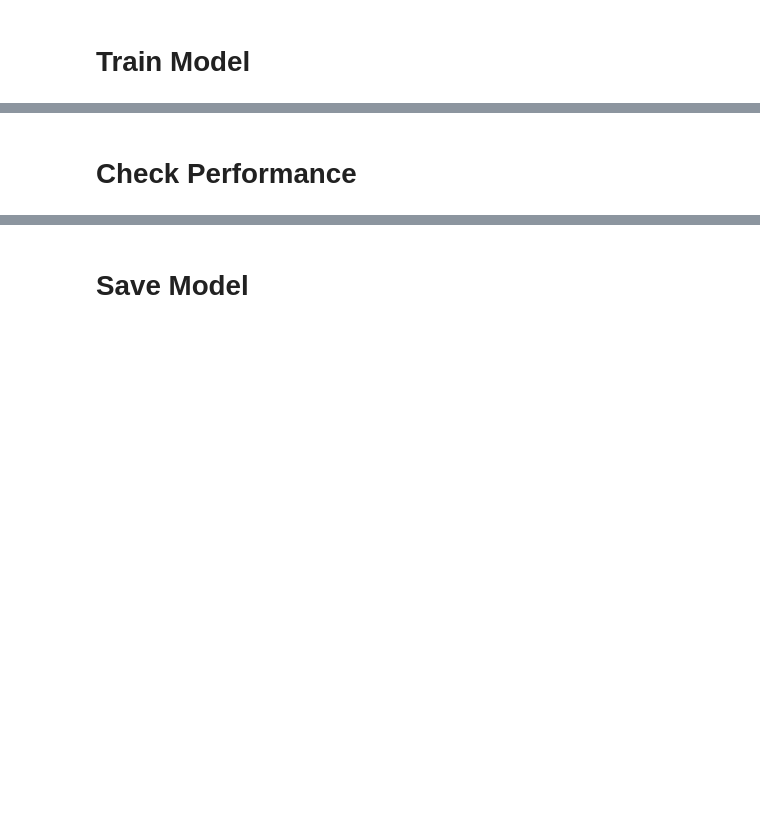
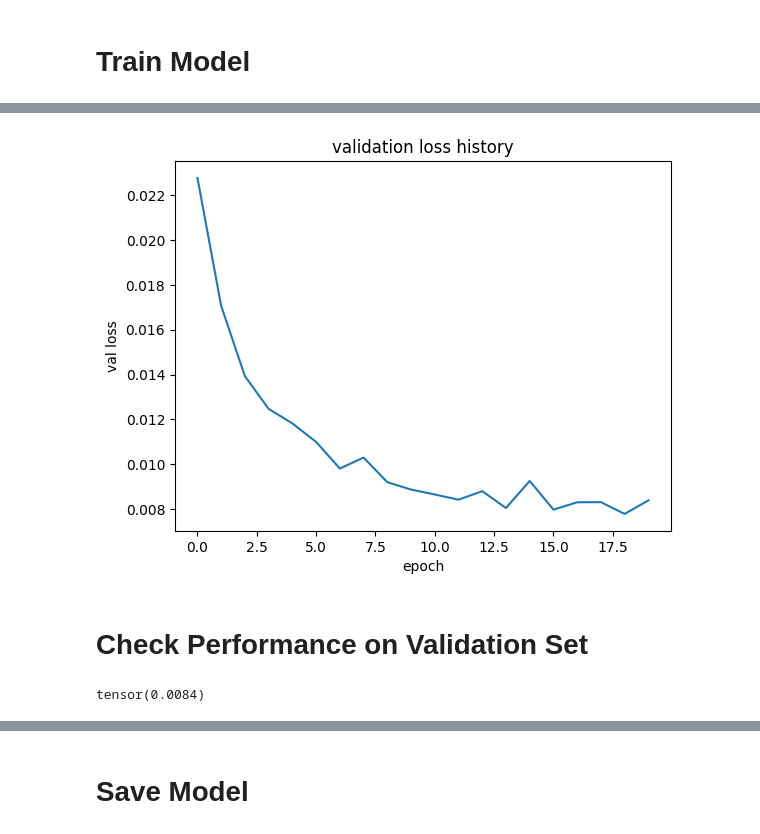
Before and after one commit to zoglauer/nn-response-approximation, a Jupyter notebook: actual-denoise.ipynb, the cells around one changed output, grey strips where cells are left out. Drawn from its saved outputs; the diff is of its cells as text; code cells hidden in the pictures; blank space fills up the shorter version.

```diff
--- a/actual-denoise.ipynb
+++ b/actual-denoise.ipynb
@@ -485,2 +561,10 @@ KeyboardInterrupt:
+# %%
+plt.title("validation loss history")
+plt.xlabel("epoch")
+plt.ylabel("val loss")
+plt.plot(val_loss_hist)
+plt.savefig("val-loss-hist")
+# %% [output]
+[figure, added]
 # %% [markdown]
-# Check Performance
+# Check Performance on Validation Set
@@ -499,3 +571,10 @@ print(eval_performance(model, val_loader))
+# %%
+
+
+
+print(eval_performance(model, val_loader))
+# %% [output]
+tensor(0.0084)
 # %%
 
 def display_sample(model, data_loader):
```
Also changed, not shown: parts of 21 cells of this notebook.
